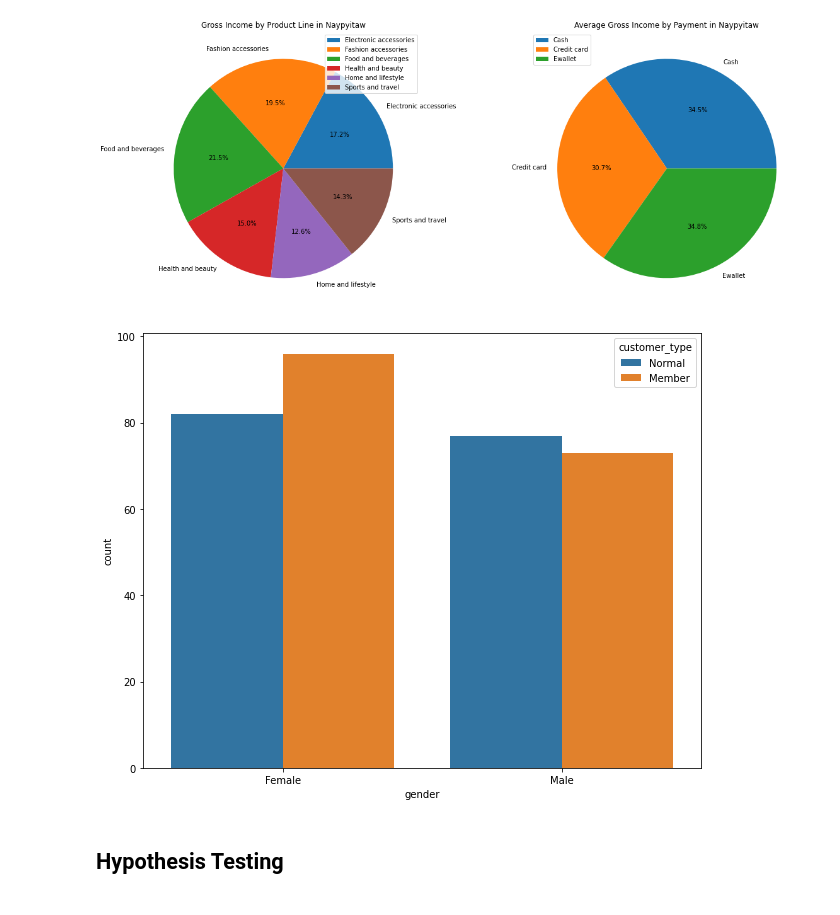
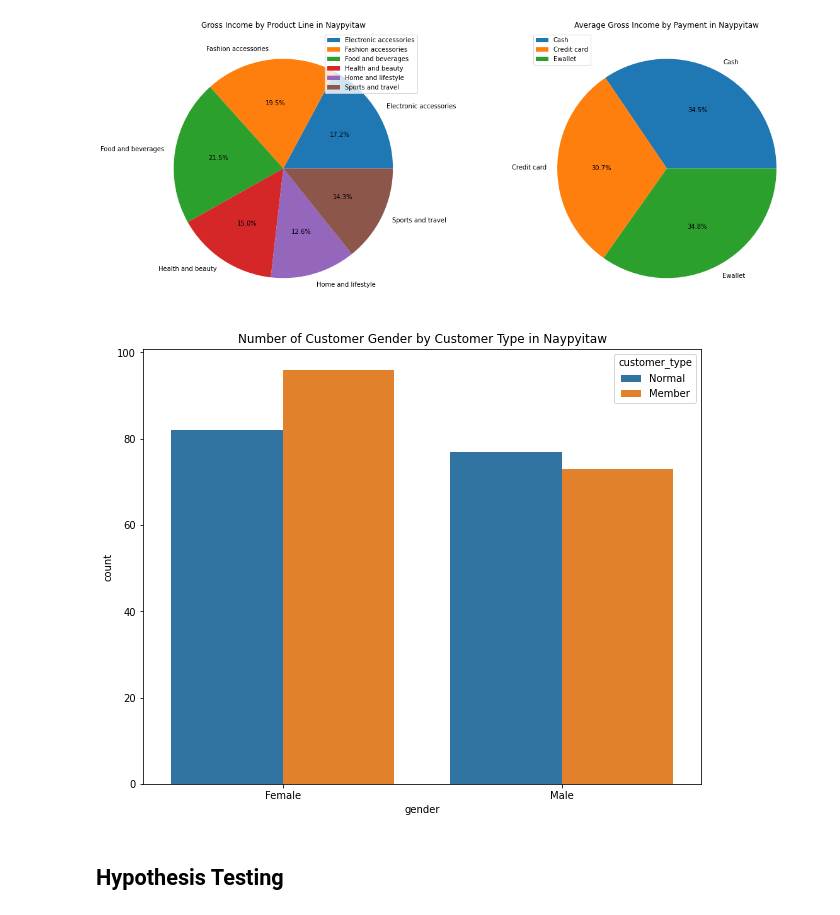
Before and after one commit to Penzragon/h8dsft_Milestone1, a Jupyter notebook: script.ipynb, the cells around one changed output. Cells and saved outputs as stored; diff of their text form; code cells hidden in the pictures.

```diff
--- a/script.ipynb
+++ b/script.ipynb
@@ -298,9 +310,10 @@ plt.show()
 # %%
 plt.figure(figsize=(10, 8))
 sns.countplot(x='gender', hue='customer_type', data=sales[sales.city == 'Naypyitaw'])
+plt.title('Number of Customer Gender by Customer Type in Naypyitaw')
 plt.show()
 # %% [output]
-[figure, old version]
+[figure, new version]
 # %% [markdown]
 ## Hypothesis Testing
 # %% [markdown]
```
Also changed, not shown: parts of 7 cells of this notebook.
